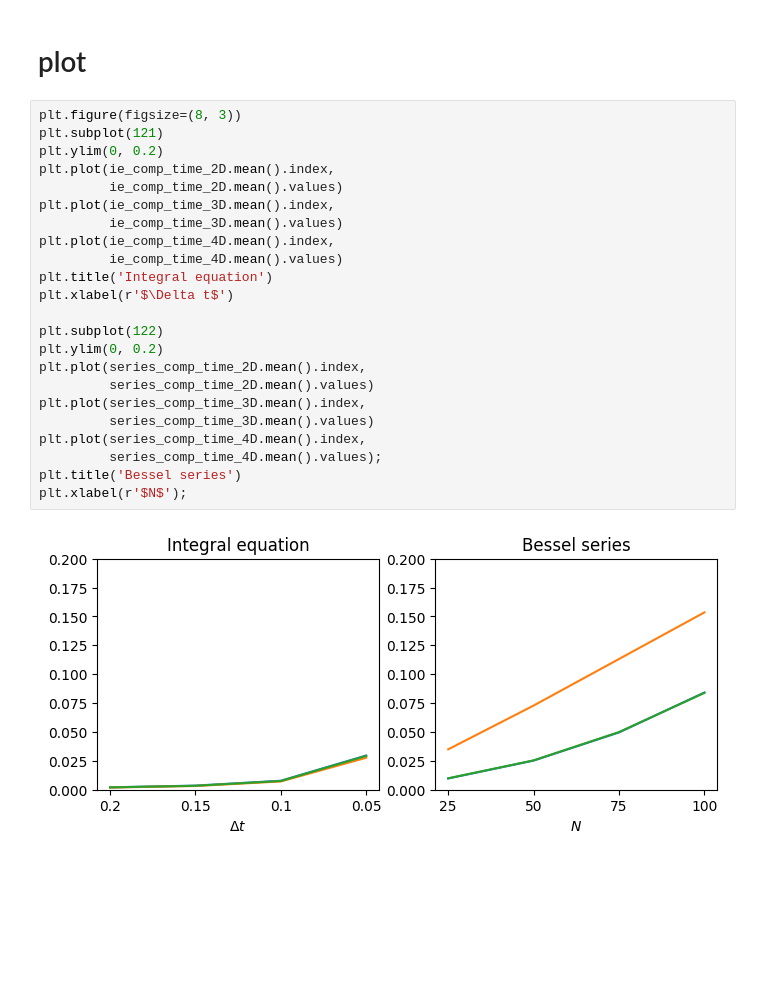
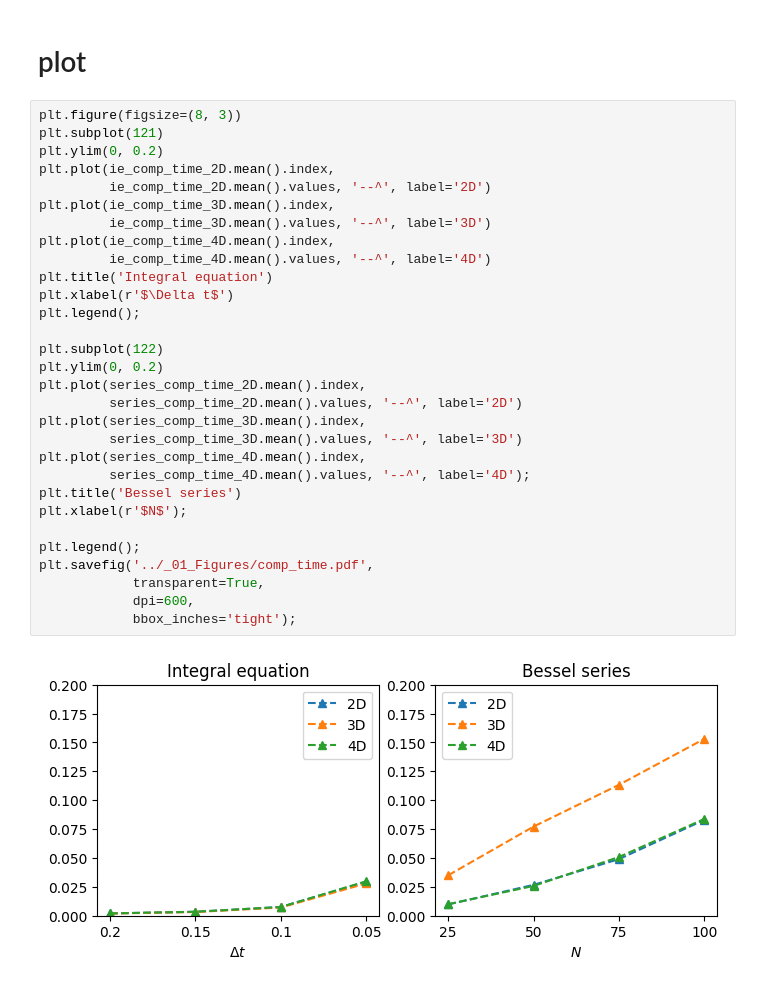
Before and after one commit to AmirHoseinHadian/IE4HSDM, a Jupyter notebook: _03_Series_vs_IE/Computational_time.ipynb, the cells around one changed output. Drawn from its saved outputs; the diff is of its cells as text; blank space fills up the shorter version.

Commit message:
IE plots are added

```diff
--- a/_03_Series_vs_IE/Computational_time.ipynb
+++ b/_03_Series_vs_IE/Computational_time.ipynb
@@ -55,25 +55,32 @@ ie_comp_time_4D = cal_time_ie(4, rep=50)
 # %%
 plt.figure(figsize=(8, 3))
 plt.subplot(121)
 plt.ylim(0, 0.2)
 plt.plot(ie_comp_time_2D.mean().index,
-         ie_comp_time_2D.mean().values)
+         ie_comp_time_2D.mean().values, '--^', label='2D')
 plt.plot(ie_comp_time_3D.mean().index,
-         ie_comp_time_3D.mean().values)
+         ie_comp_time_3D.mean().values, '--^', label='3D')
 plt.plot(ie_comp_time_4D.mean().index,
-         ie_comp_time_4D.mean().values)
+         ie_comp_time_4D.mean().values, '--^', label='4D')
 plt.title('Integral equation')
 plt.xlabel(r'$\Delta t$')
+plt.legend();
 
 plt.subplot(122)
 plt.ylim(0, 0.2)
 plt.plot(series_comp_time_2D.mean().index,
-         series_comp_time_2D.mean().values)
+         series_comp_time_2D.mean().values, '--^', label='2D')
 plt.plot(series_comp_time_3D.mean().index,
-         series_comp_time_3D.mean().values)
+         series_comp_time_3D.mean().values, '--^', label='3D')
 plt.plot(series_comp_time_4D.mean().index,
-         series_comp_time_4D.mean().values);
+         series_comp_time_4D.mean().values, '--^', label='4D');
 plt.title('Bessel series')
 plt.xlabel(r'$N$');
+
+plt.legend();
+plt.savefig('../_01_Figures/comp_time.pdf',
+            transparent=True,
+            dpi=600,
+            bbox_inches='tight');
 # %% [output]
-[figure, old version]
+[figure, new version]
```
Also changed, not shown: 4 other files.
